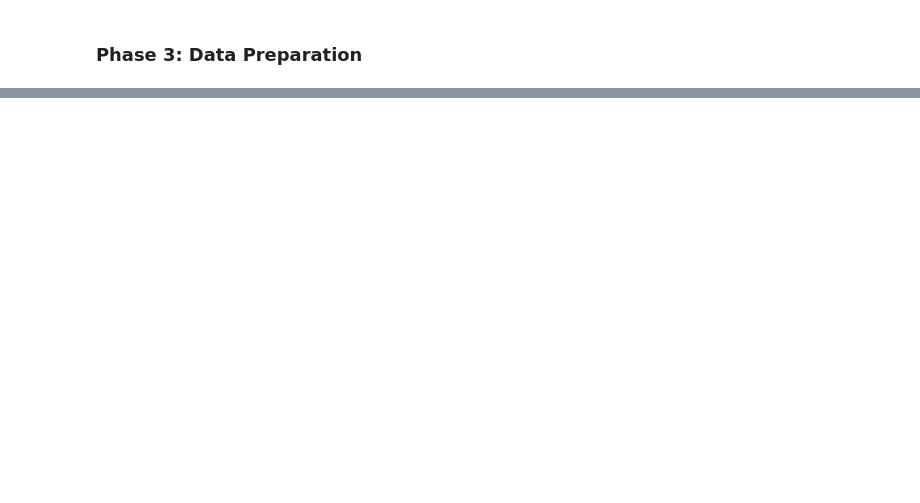
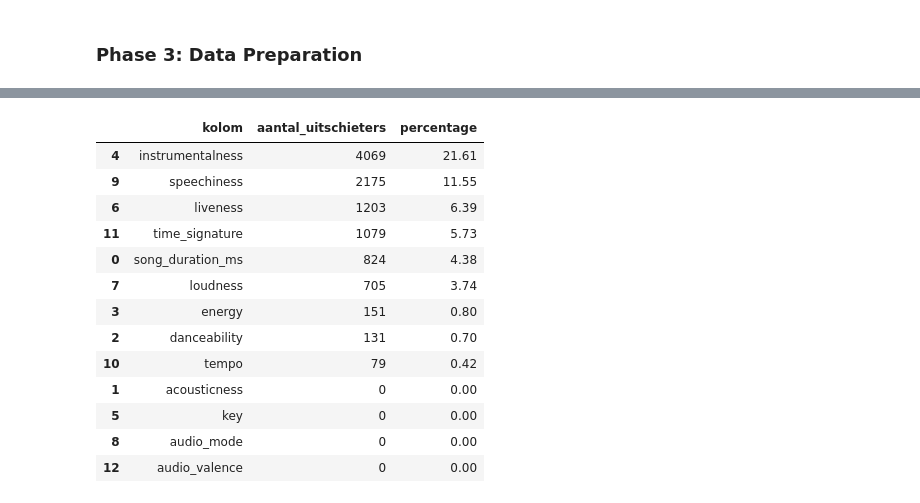
Before and after one commit to OdessaA/DataScience_SongPrediction, a Jupyter notebook: Eindopdracht - Data Exploratie.ipynb, the cells around one changed output, grey strips where cells are left out. Saved outputs shown, nothing was run; the diff lists cells and outputs as text; code cells hidden in the pictures; blank space fills up the shorter version.

```diff
--- a/Eindopdracht - Data Exploratie.ipynb
+++ b/Eindopdracht - Data Exploratie.ipynb
@@ -153,0 +339,3 @@ df['instrumentalness'].value_counts()
+# %%
+# 2 nummers droppen
+df = df.drop([7119, 11171]).reset_index(drop=True)
@@ -153,0 +393,22 @@ df['instrumentalness'].value_counts()
+# %%
+# Song_popularity eerst splitsen van de rest
+x = df.drop(columns=[target])
+y = df[target]
+# %%
+grenzen = ikr_grenzen_berekenen(x)
+display(uitschieters_detecteren(df, grenzen))
+# %% [output]
+|  | kolom | aantal_uitschieters | percentage |
+| 4 | instrumentalness | 4069 | 21.61 |
+| 9 | speechiness | 2175 | 11.55 |
+| 6 | liveness | 1203 | 6.39 |
+| 11 | time_signature | 1079 | 5.73 |
+| 0 | song_duration_ms | 824 | 4.38 |
+| 7 | loudness | 705 | 3.74 |
+| 3 | energy | 151 | 0.80 |
+| 2 | danceability | 131 | 0.70 |
+| 10 | tempo | 79 | 0.42 |
+| 1 | acousticness | 0 | 0.00 |
+| 5 | key | 0 | 0.00 |
+| 8 | audio_mode | 0 | 0.00 |
+| 12 | audio_valence | 0 | 0.00 |
```
Also changed, not shown: parts of 27 cells of this notebook, 2 other files.
